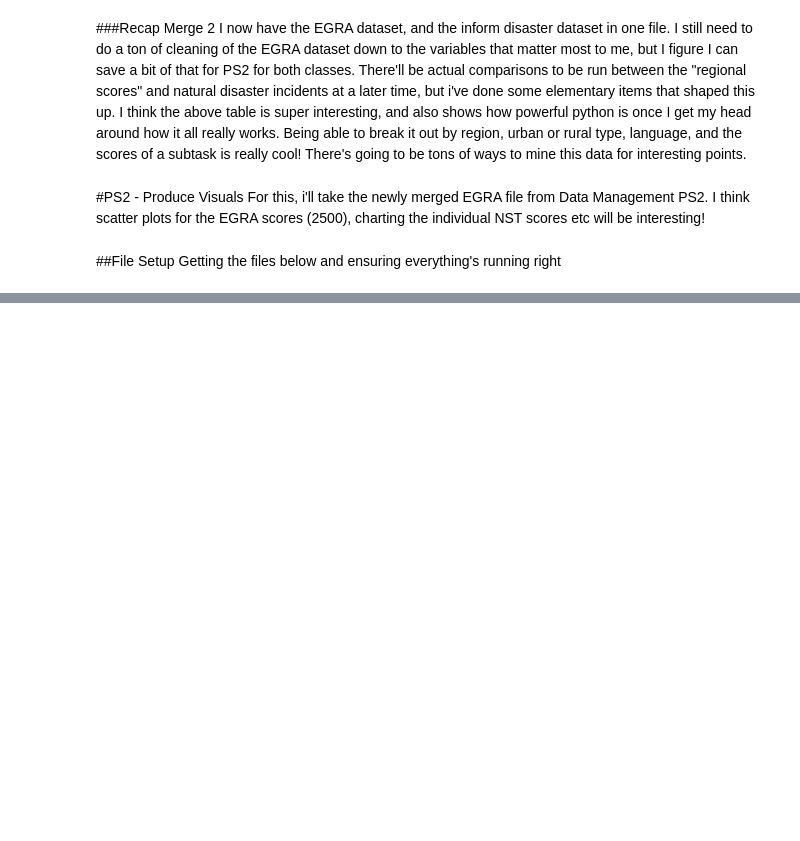
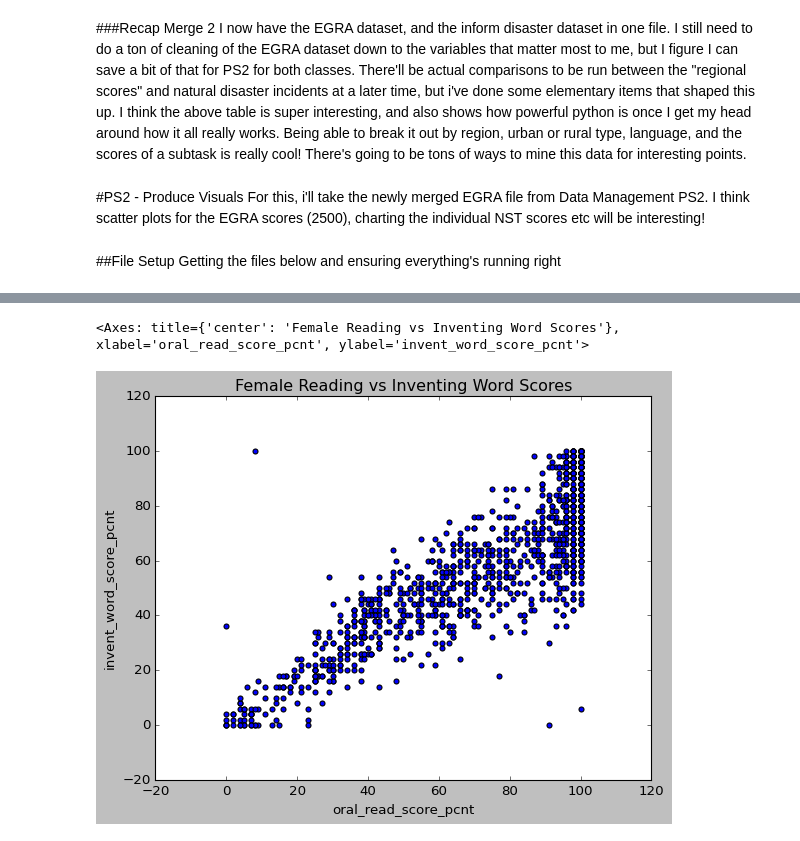
Before and after one commit to Jonchyk/Vis, a Jupyter notebook: PS2_vis_.ipynb, the cells around one changed output, grey strips where cells are left out. Drawn from its saved outputs; the diff is of its cells as text; code cells hidden in the pictures; blank space fills up the shorter version.

```diff
--- a/PS2_vis_.ipynb
+++ b/PS2_vis_.ipynb
@@ -703,0 +758,5 @@ Getting the files below and ensuring everything's running right
+# %%
+ps3[ps3['female']=='Female'].plot(x='oral_read_score_pcnt', y='invent_word_score_pcnt', kind='scatter', title='Female Reading vs Inventing Word Scores')
+# %% [output]
+<Axes: title={'center': 'Female Reading vs Inventing Word Scores'}, xlabel='oral_read_score_pcnt', ylabel='invent_word_score_pcnt'>
+[figure, added]
```
Also changed, not shown: parts of 34 cells of this notebook.
